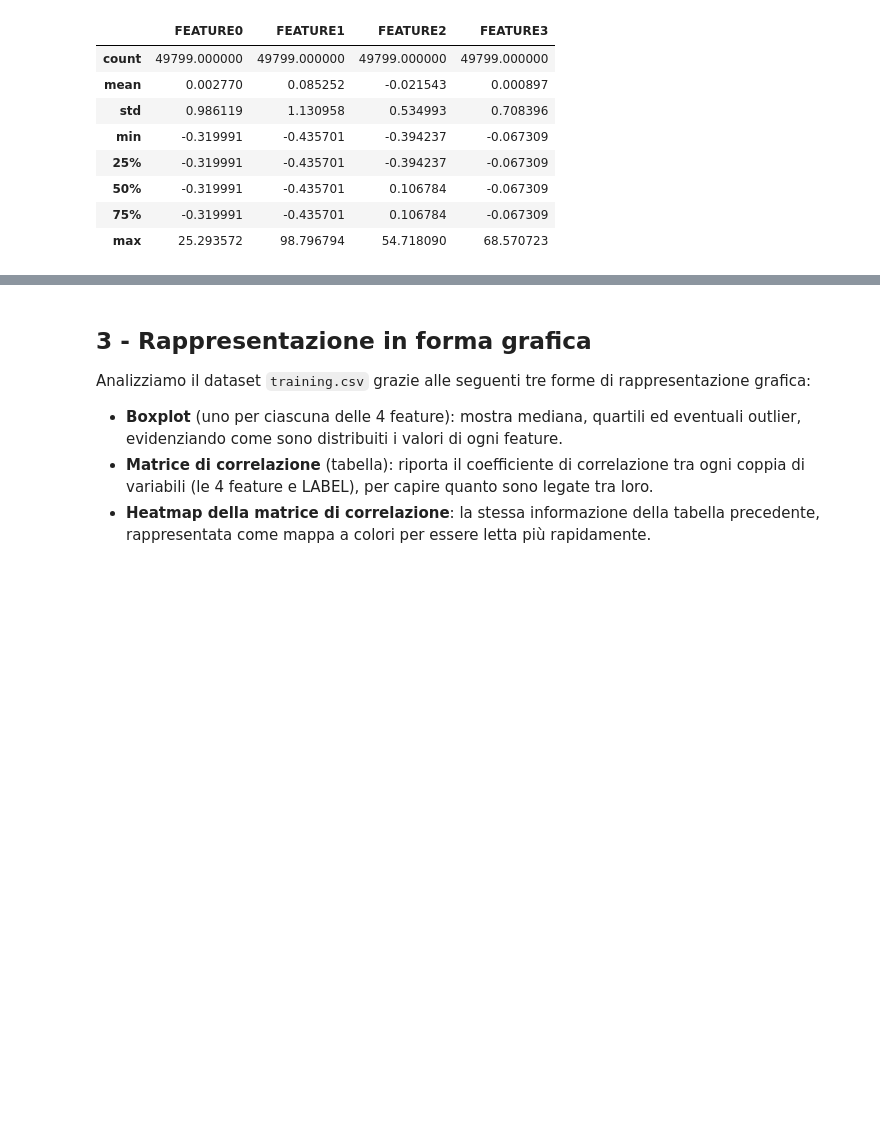
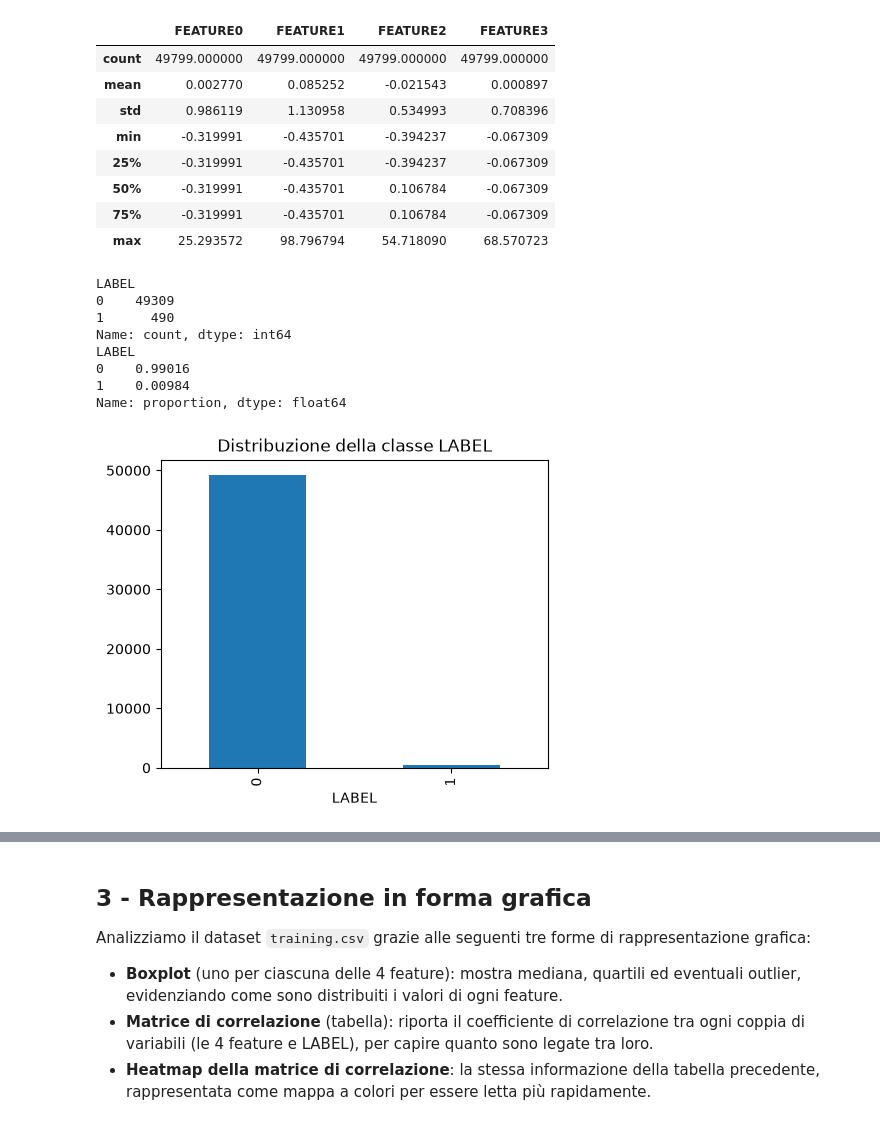
Before and after one commit to fl4z3/MachineLearning-2026, a Jupyter notebook: notebooks/03_analisi_training.ipynb, the cells around one changed output, grey strips where cells are left out. Drawn from its saved outputs; the diff is of its cells as text; code cells hidden in the pictures; blank space fills up the shorter version.

```diff
--- a/notebooks/03_analisi_training.ipynb
+++ b/notebooks/03_analisi_training.ipynb
@@ -93,3 +95,22 @@ df_clean[FEATS].describe()
 | 50% | -0.319991 | -0.435701 | 0.106784 | -0.067309 |
 | 75% | -0.319991 | -0.435701 | 0.106784 | -0.067309 |
 | max | 25.293572 | 98.796794 | 54.718090 | 68.570723 |
+# %%
+# Distribuzione della variabile target: conteggi e percentuali
+print(df_clean["LABEL"].value_counts())
+print(df_clean["LABEL"].value_counts(normalize=True))
+
+# grafico a barre in stile pandas (come df.plot visto a lezione)
+df_clean["LABEL"].value_counts().plot(kind="bar", figsize=(5, 4),
+                                      title="Distribuzione della classe LABEL")
+plt.show()
+# %% [output]
+LABEL
+0    49309
+1      490
+Name: count, dtype: int64
+LABEL
+0    0.99016
+1    0.00984
+Name: proportion, dtype: float64
+[figure, added]
```
Also changed, not shown: parts of 18 cells of this notebook, 1 other file.
